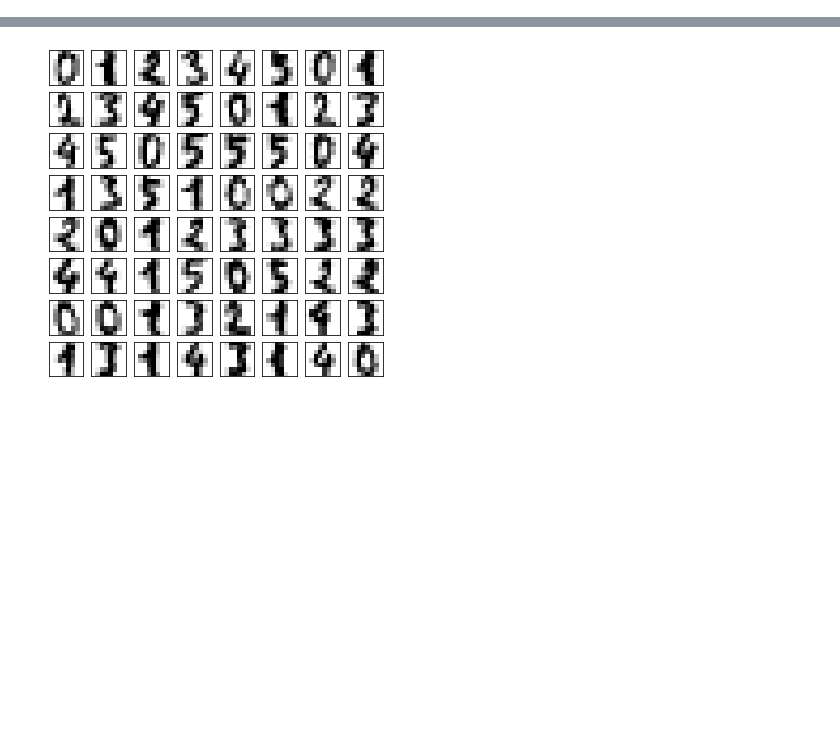
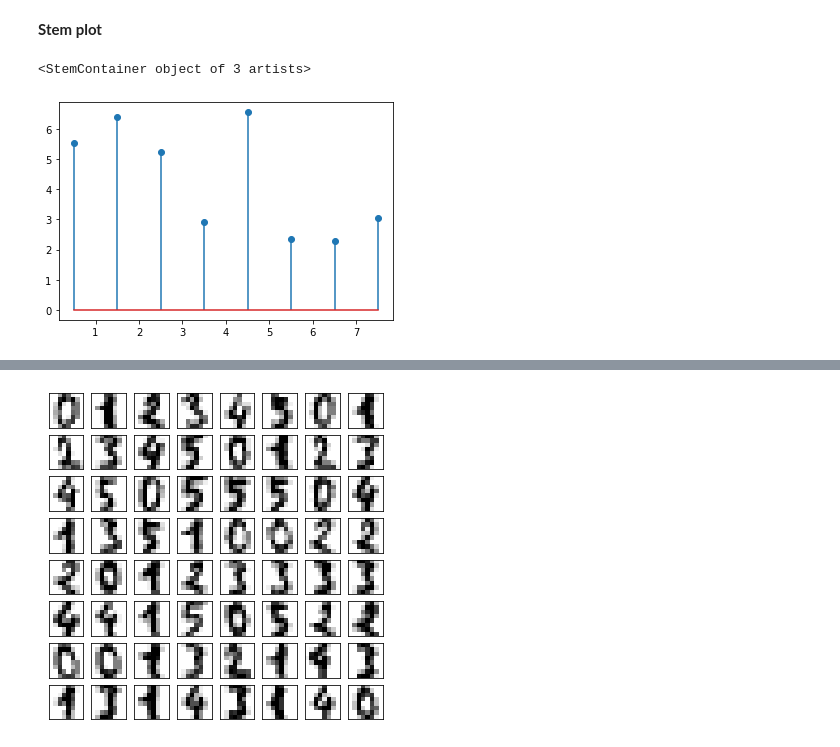
Before and after one commit to DzygaSkoryk/astronomy_python, a Jupyter notebook: Matplotlib/Matplotlob Basic.ipynb, the cells around one changed output, grey strips where cells are left out. Drawn from its saved outputs; the diff is of its cells as text; code cells hidden in the pictures; blank space fills up the shorter version.

```diff
--- a/Matplotlib/Matplotlob Basic.ipynb
+++ b/Matplotlib/Matplotlob Basic.ipynb
@@ -57,0 +70,7 @@ Text(0.5, 1.0, 'cos')
+# %% [markdown]
+**Stem plot**
+# %%
+plt.stem(x,y);
+# %% [output]
+<StemContainer object of 3 artists>
+[figure, added]
```
Also changed, not shown: parts of 94 cells of this notebook, 5 other files.
